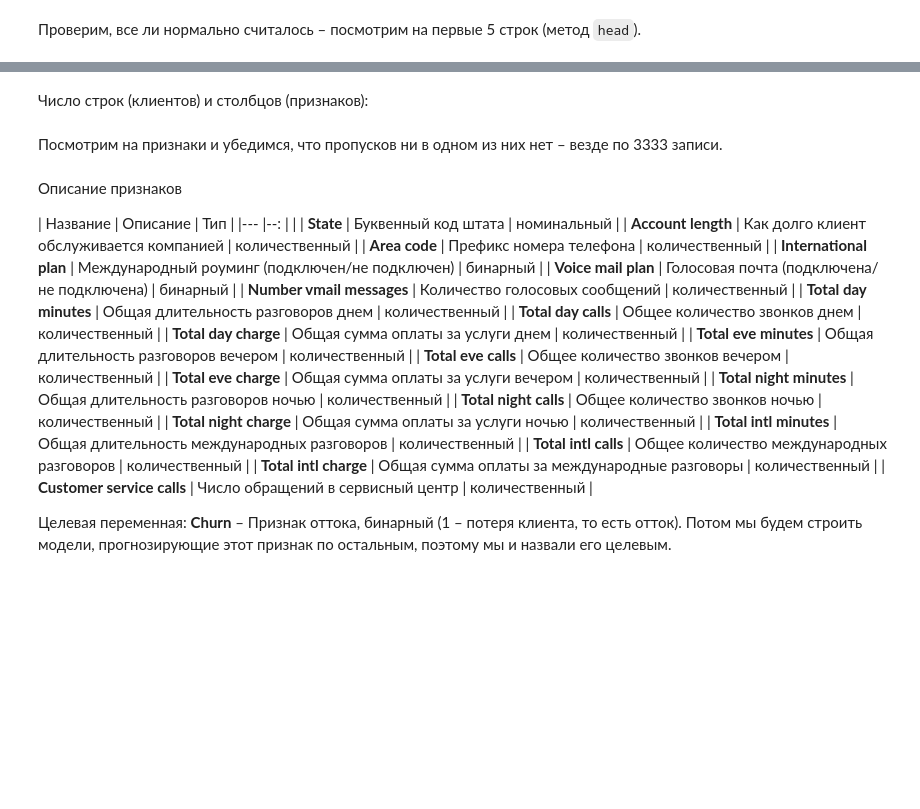
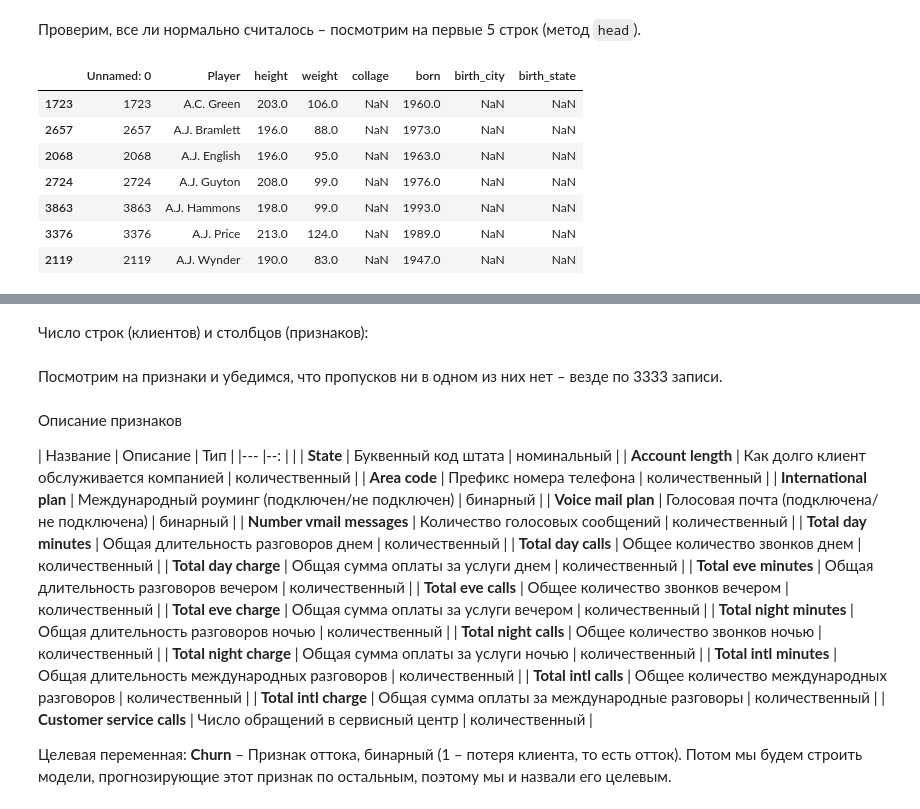
Before and after one commit to LialinMaxim/ML-hillel, a Jupyter notebook: hw/4_Pandas_visualisations/hw_pandas_visualisation__lailin_max.ipynb, the cells around one changed output, grey strips where cells are left out. Cells and saved outputs as stored; diff of their text form; code cells hidden in the pictures; blank space fills up the shorter version.

```diff
--- a/hw/4_Pandas_visualisations/hw_pandas_visualisation__lailin_max.ipynb
+++ b/hw/4_Pandas_visualisations/hw_pandas_visualisation__lailin_max.ipynb
@@ -28,0 +50,11 @@ df.head()
+# %%
+df_players.sort_values('Player')[:7]
+# %% [output]
+|  | Unnamed: 0 | Player | height | weight | collage | born | birth_city | birth_state |
+| 1723 | 1723 | A.C. Green | 203.0 | 106.0 | NaN | 1960.0 | NaN | NaN |
+| 2657 | 2657 | A.J. Bramlett | 196.0 | 88.0 | NaN | 1973.0 | NaN | NaN |
+| 2068 | 2068 | A.J. English | 196.0 | 95.0 | NaN | 1963.0 | NaN | NaN |
+| 2724 | 2724 | A.J. Guyton | 208.0 | 99.0 | NaN | 1976.0 | NaN | NaN |
+| 3863 | 3863 | A.J. Hammons | 198.0 | 99.0 | NaN | 1993.0 | NaN | NaN |
+| 3376 | 3376 | A.J. Price | 213.0 | 124.0 | NaN | 1989.0 | NaN | NaN |
+| 2119 | 2119 | A.J. Wynder | 190.0 | 83.0 | NaN | 1947.0 | NaN | NaN |
```
Also changed, not shown: parts of 7 cells of this notebook.
